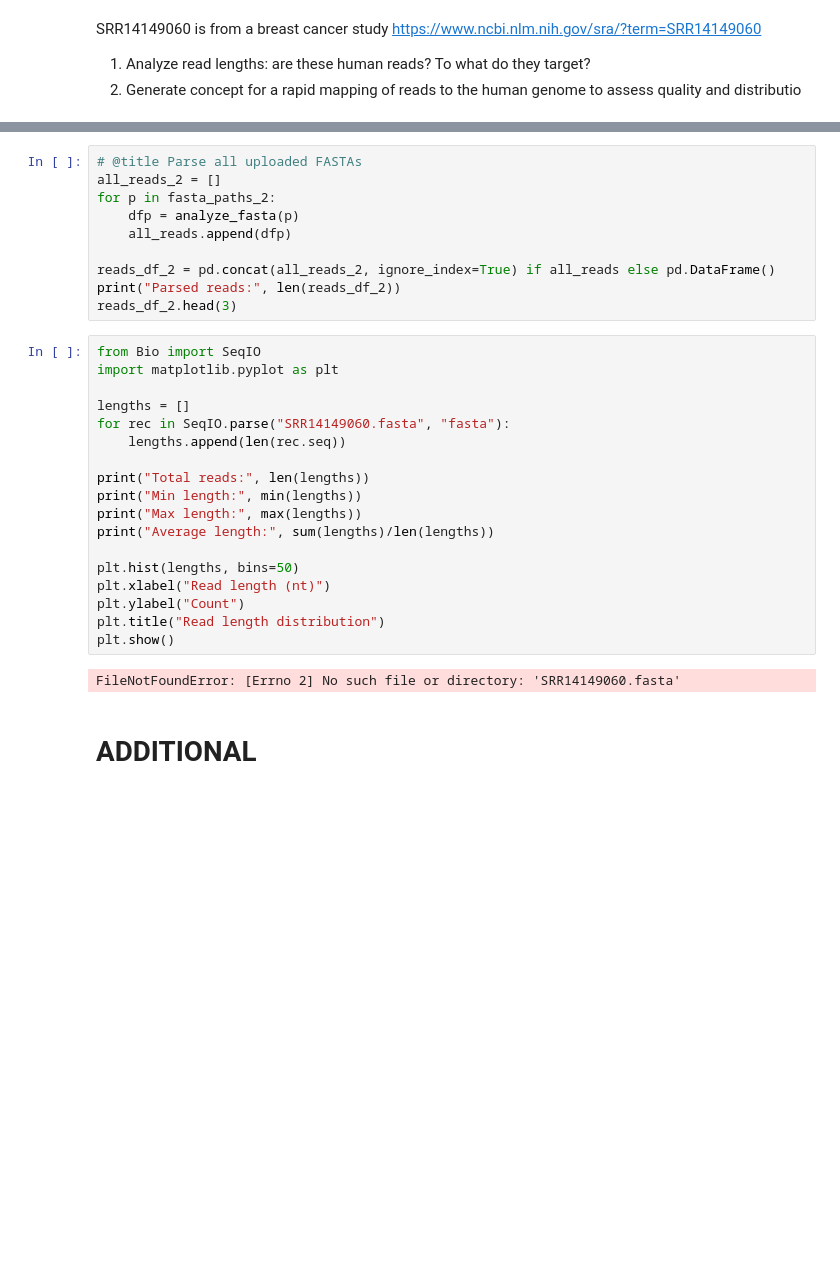
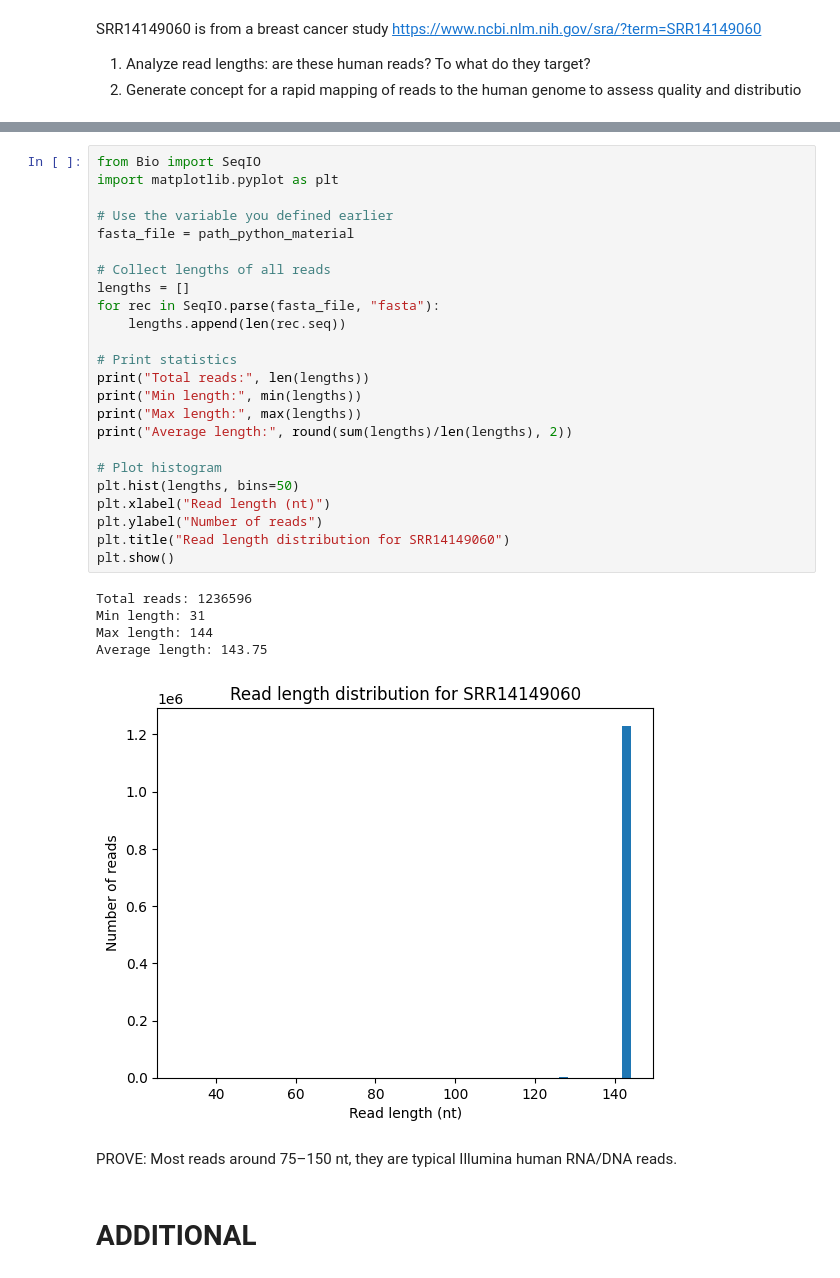
Before and after one commit to svetlanama/experimental_design_and_data_reproducibility, a Jupyter notebook: _Svitlana_Surname_Practical2_identifier.ipynb, the cells around one changed output, grey strips where cells are left out. Cells and saved outputs as stored; diff of their text form; blank space fills up the shorter version.

```diff
--- a/_Svitlana_Surname_Practical2_identifier.ipynb
+++ b/_Svitlana_Surname_Practical2_identifier.ipynb
@@ -324,33 +323,36 @@ MessageError: TypeError: Cannot read properties of undefined (reading 'next')
-# %%
-# @title Parse all uploaded FASTAs
-all_reads_2 = []
-for p in fasta_paths_2:
-    dfp = analyze_fasta(p)
-    all_reads.append(dfp)
-
-reads_df_2 = pd.concat(all_reads_2, ignore_index=True) if all_reads else pd.DataFrame()
-print("Parsed reads:", len(reads_df_2))
-reads_df_2.head(3)
 # %%
 from Bio import SeqIO
 import matplotlib.pyplot as plt
 
+# Use the variable you defined earlier
+fasta_file = path_python_material
+
+# Collect lengths of all reads
 lengths = []
-for rec in SeqIO.parse("SRR14149060.fasta", "fasta"):
+for rec in SeqIO.parse(fasta_file, "fasta"):
     lengths.append(len(rec.seq))
 
+# Print statistics
 print("Total reads:", len(lengths))
 print("Min length:", min(lengths))
 print("Max length:", max(lengths))
-print("Average length:", sum(lengths)/len(lengths))
+print("Average length:", round(sum(lengths)/len(lengths), 2))
 
+# Plot histogram
 plt.hist(lengths, bins=50)
 plt.xlabel("Read length (nt)")
-plt.ylabel("Count")
-plt.title("Read length distribution")
+plt.ylabel("Number of reads")
+plt.title("Read length distribution for SRR14149060")
 plt.show()
 # %% [output]
-FileNotFoundError: [Errno 2] No such file or directory: 'SRR14149060.fasta'
+Total reads: 1236596
+Min length: 31
+Max length: 144
+Average length: 143.75
+[figure, added]
+# %% [markdown]
+PROVE:
+Most reads around 75–150 nt, they are typical Illumina human RNA/DNA reads.
 # %% [markdown]
 # ADDITIONAL
 # %% [markdown]
```
Also changed, not shown: parts of 2 cells of this notebook.
